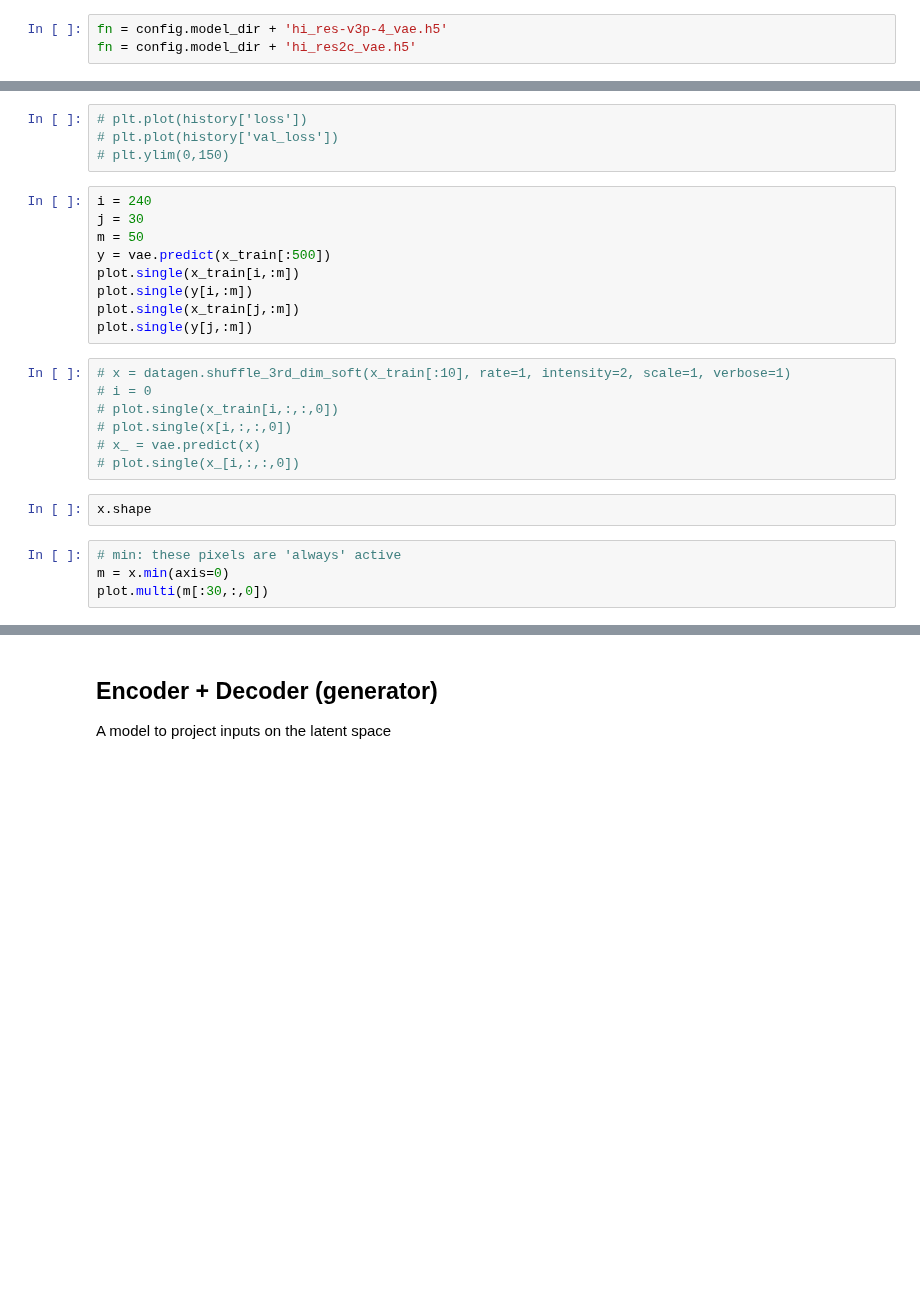
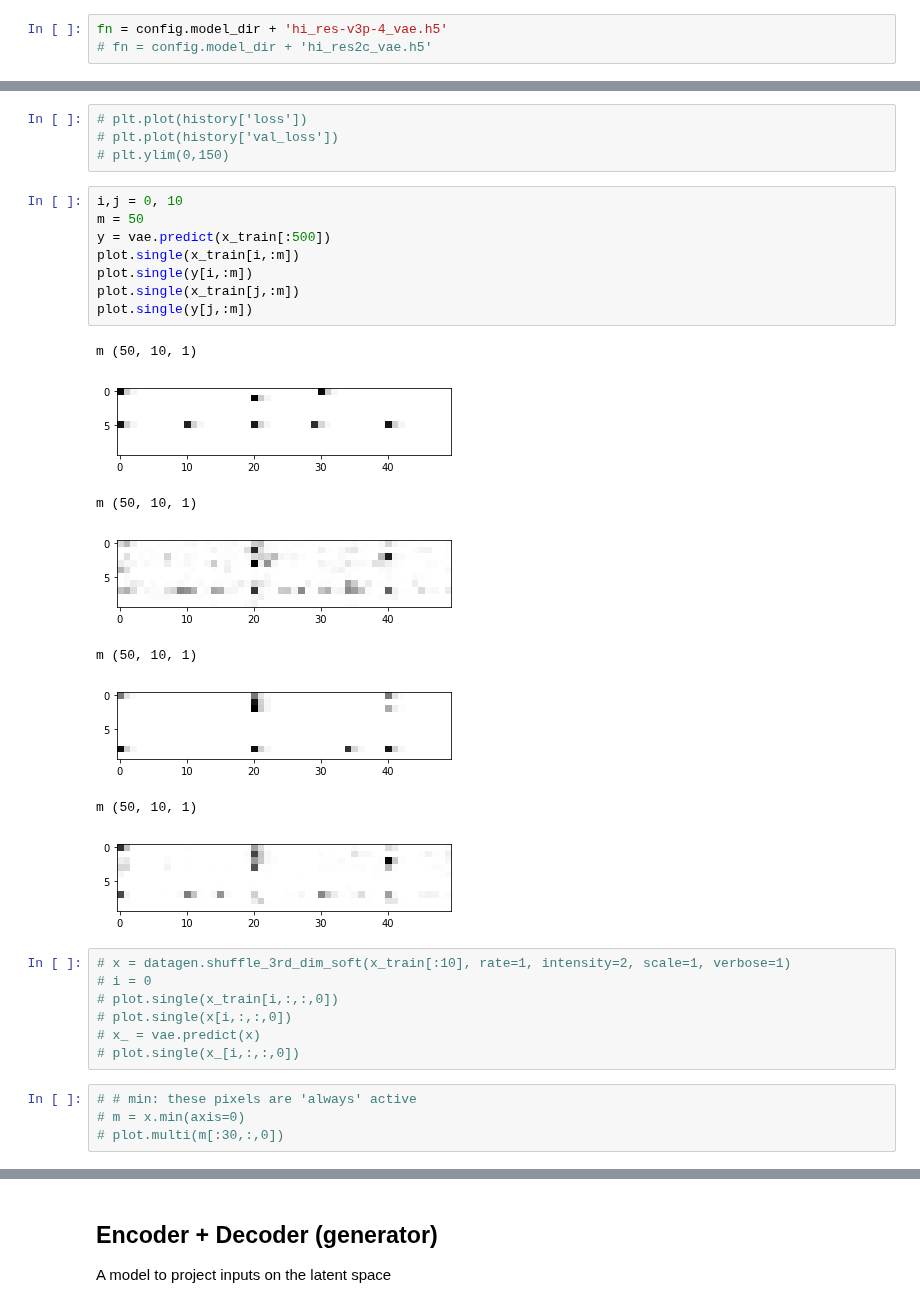
Before and after one commit to voschezang/drum-style-transfer, a Jupyter notebook: src/ml-VAE-v3q-loading.ipynb, the cells around one changed output, grey strips where cells are left out. Drawn from its saved outputs; the diff is of its cells as text; blank space fills up the shorter version.

```diff
--- a/src/ml-VAE-v3q-loading.ipynb
+++ b/src/ml-VAE-v3q-loading.ipynb
@@ -276,7 +276,7 @@ vae.compile(optimizer='adam')
 #     history = h.history
 # %%
 fn = config.model_dir + 'hi_res-v3p-4_vae.h5'
-fn = config.model_dir + 'hi_res2c_vae.h5'
+# fn = config.model_dir + 'hi_res2c_vae.h5'
 # %%
 # io.save_dict('../logs/','train_loss', history)
 # %%
@@ -292,14 +290,22 @@ ValueError: Dimension 1 in both shapes must be equal, but are 8 and 7. Shapes ar
 # plt.plot(history['val_loss'])
 # plt.ylim(0,150)
 # %%
-i = 240
-j = 30
+i,j = 0, 10
 m = 50
 y = vae.predict(x_train[:500])
 plot.single(x_train[i,:m])
 plot.single(y[i,:m])
 plot.single(x_train[j,:m])
 plot.single(y[j,:m])
+# %% [output]
+m (50, 10, 1)
+[figure, added]
+m (50, 10, 1)
+[figure, added]
+m (50, 10, 1)
+[figure, added]
+m (50, 10, 1)
+[figure, added]
 # %%
 # x = datagen.shuffle_3rd_dim_soft(x_train[:10], rate=1, intensity=2, scale=1, verbose=1)
 # i = 0
@@ -307,10 +313,8 @@ plot.single(y[j,:m])
 # plot.single(x[i,:,:,0])
 # x_ = vae.predict(x)
 # plot.single(x_[i,:,:,0])
-# %%
-x.shape
 # %%
-# min: these pixels are 'always' active
-m = x.min(axis=0)
-plot.multi(m[:30,:,0])
+# # min: these pixels are 'always' active
+# m = x.min(axis=0)
+# plot.multi(m[:30,:,0])
 # %%
```
Also changed, not shown: parts of 12 cells of this notebook, 1 other file.
